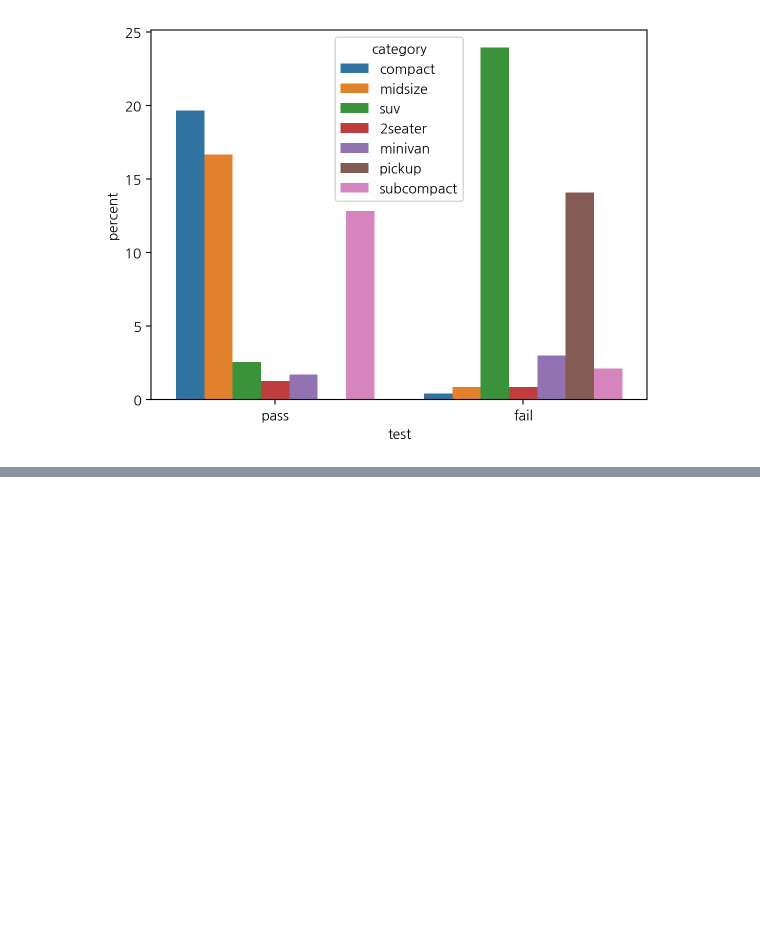
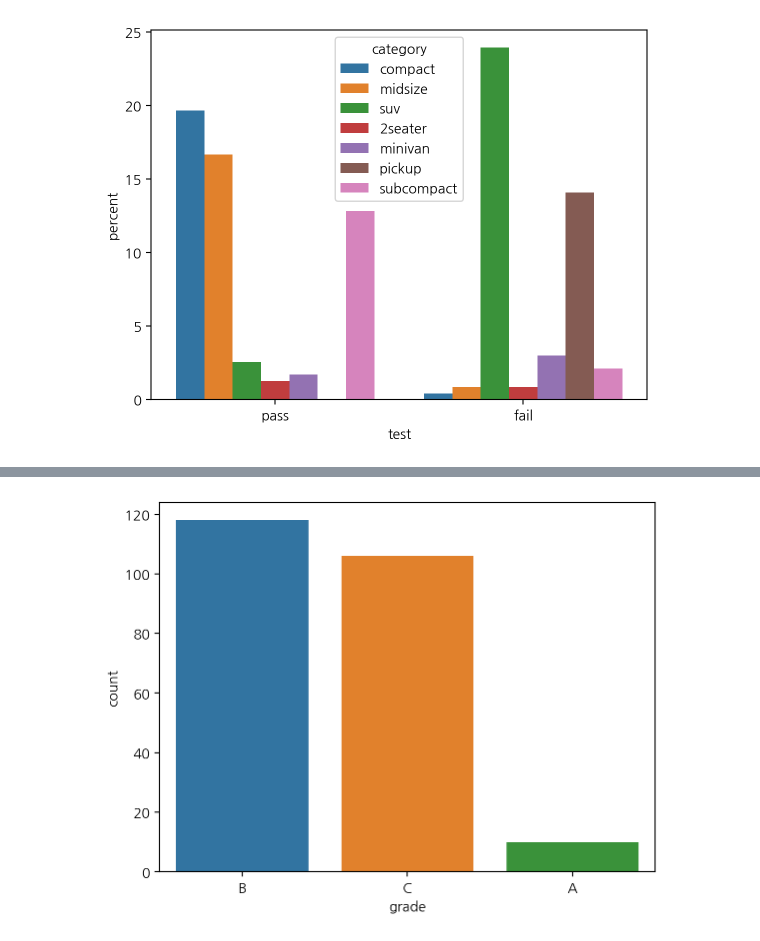
Before and after one commit to ashes331/2025-1-myclass-BDA, a Jupyter notebook: inclass/05w_A_mon_0407_easy_ch05_06.ipynb, the cells around one changed output, grey strips where cells are left out. Drawn from its saved outputs; the diff is of its cells as text; code cells hidden in the pictures; blank space fills up the shorter version.

```diff
--- a/inclass/05w_A_mon_0407_easy_ch05_06.ipynb
+++ b/inclass/05w_A_mon_0407_easy_ch05_06.ipynb
@@ -360,0 +403,4 @@ sns.countplot(mpg, x='test', hue='category', stat='percent');
+# %%
+sns.countplot(mpg, x="grade", hue="grade");
+# %% [output]
+[figure, added]
```
Also changed, not shown: parts of 20 cells of this notebook.
